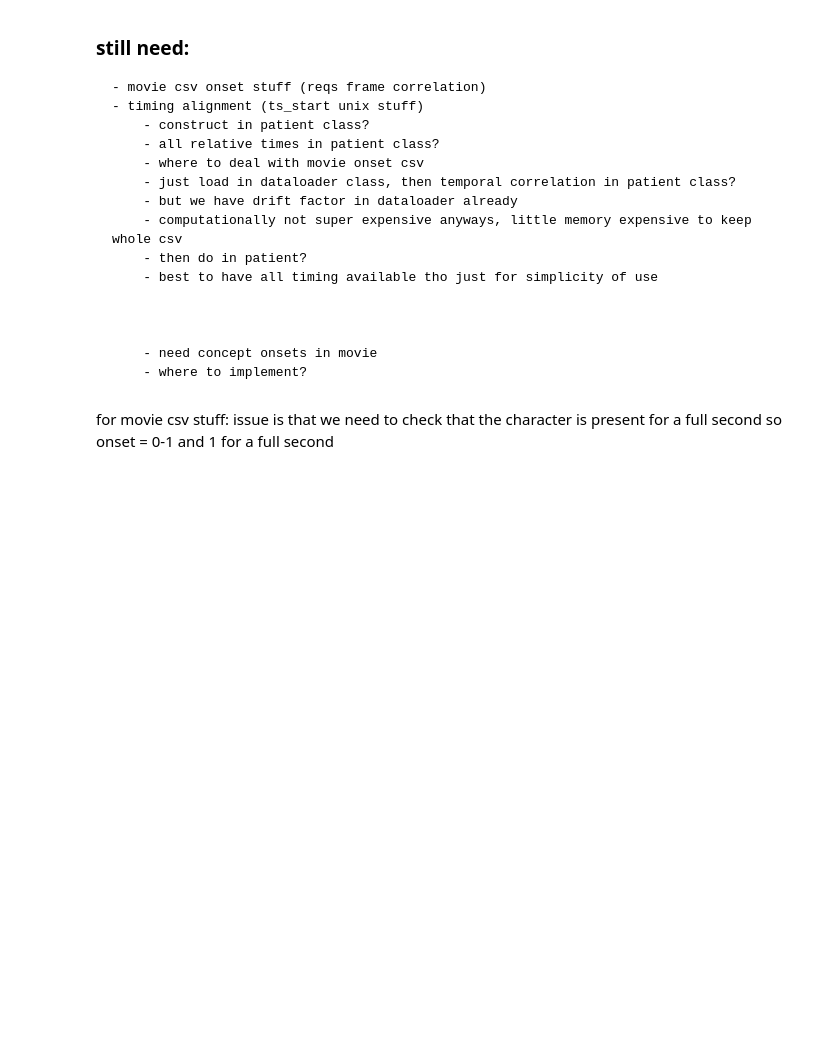
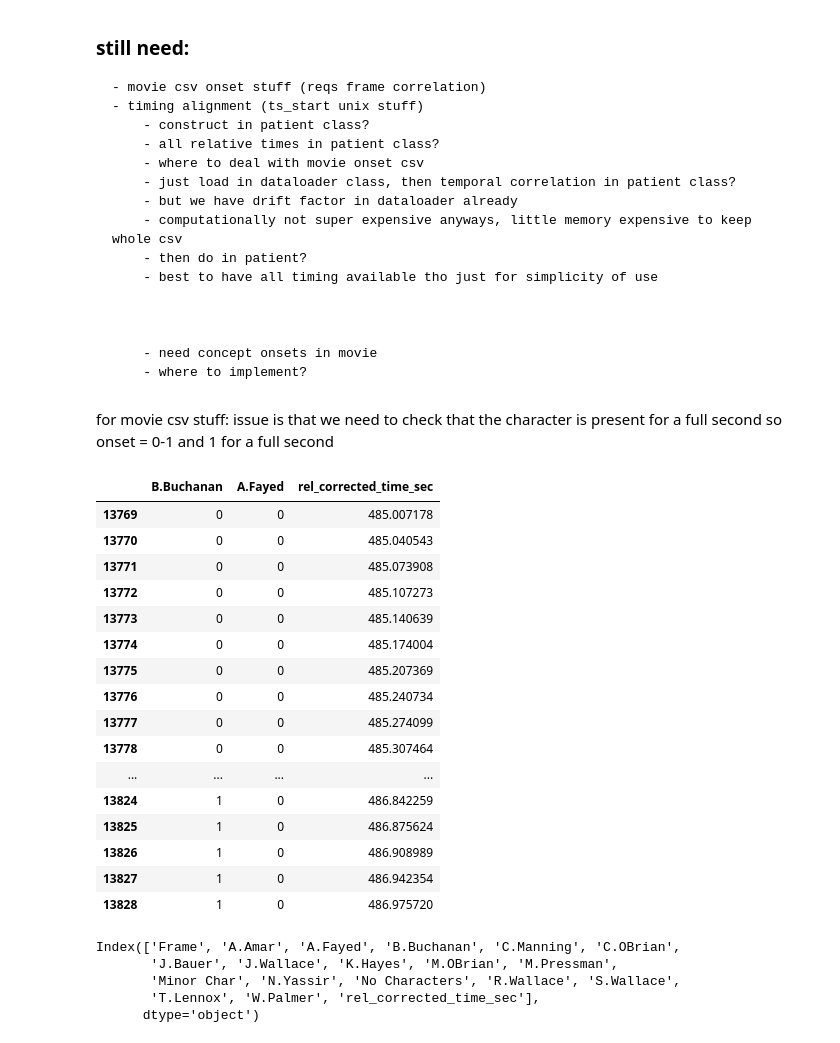
Before and after one commit to iroblesrazzaq/human_reps2, a Jupyter notebook: data_structures.ipynb, the cells around one changed output. Cells and saved outputs as stored; diff of their text form; code cells hidden in the pictures; blank space fills up the shorter version.

```diff
--- a/data_structures.ipynb
+++ b/data_structures.ipynb
@@ -403,0 +406,3 @@ p  = PatientData(pid='566')
+# %%
+p563  = PatientData(pid='563')
+p566  = PatientData(pid='566')
@@ -428,3 +453,33 @@ AttributeError: 'PatientData' object has no attribute 'exclusive_movie_times'
 for movie csv stuff:
     issue is that we need to check that the character is present for a full second
     so onset = 0-1 and 1 for a full second
+# %%
+x = p563.movie_df[['B.Buchanan', 'A.Fayed', 'rel_corrected_time_sec']]
+z = x[(x['rel_corrected_time_sec'] > 485.0) & (x['rel_corrected_time_sec'] < 487)]
+z
+# %% [output]
+|  | B.Buchanan | A.Fayed | rel_corrected_time_sec |
+| 13769 | 0 | 0 | 485.007178 |
+| 13770 | 0 | 0 | 485.040543 |
+| 13771 | 0 | 0 | 485.073908 |
+| 13772 | 0 | 0 | 485.107273 |
+| 13773 | 0 | 0 | 485.140639 |
+| 13774 | 0 | 0 | 485.174004 |
+| 13775 | 0 | 0 | 485.207369 |
+| 13776 | 0 | 0 | 485.240734 |
+| 13777 | 0 | 0 | 485.274099 |
+| 13778 | 0 | 0 | 485.307464 |
+| ... | ... | ... | ... |
+| 13824 | 1 | 0 | 486.842259 |
+| 13825 | 1 | 0 | 486.875624 |
+| 13826 | 1 | 0 | 486.908989 |
+| 13827 | 1 | 0 | 486.942354 |
+| 13828 | 1 | 0 | 486.975720 |
+# %%
+p563.movie_df.columns
+# %% [output]
+Index(['Frame', 'A.Amar', 'A.Fayed', 'B.Buchanan', 'C.Manning', 'C.OBrian',
+       'J.Bauer', 'J.Wallace', 'K.Hayes', 'M.OBrian', 'M.Pressman',
+       'Minor Char', 'N.Yassir', 'No Characters', 'R.Wallace', 'S.Wallace',
+       'T.Lennox', 'W.Palmer', 'rel_corrected_time_sec'],
+      dtype='object')
```
Also changed, not shown: parts of 3 cells of this notebook.
